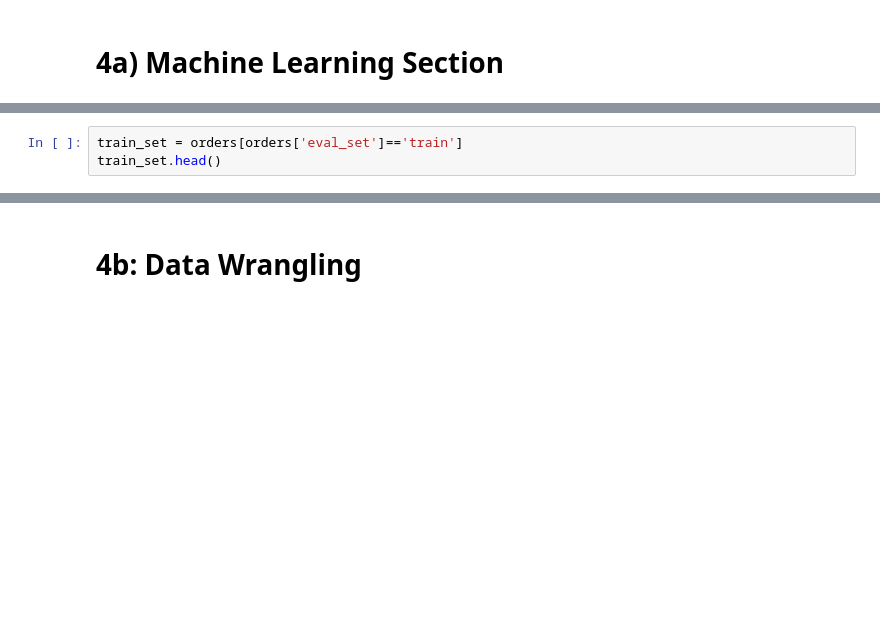
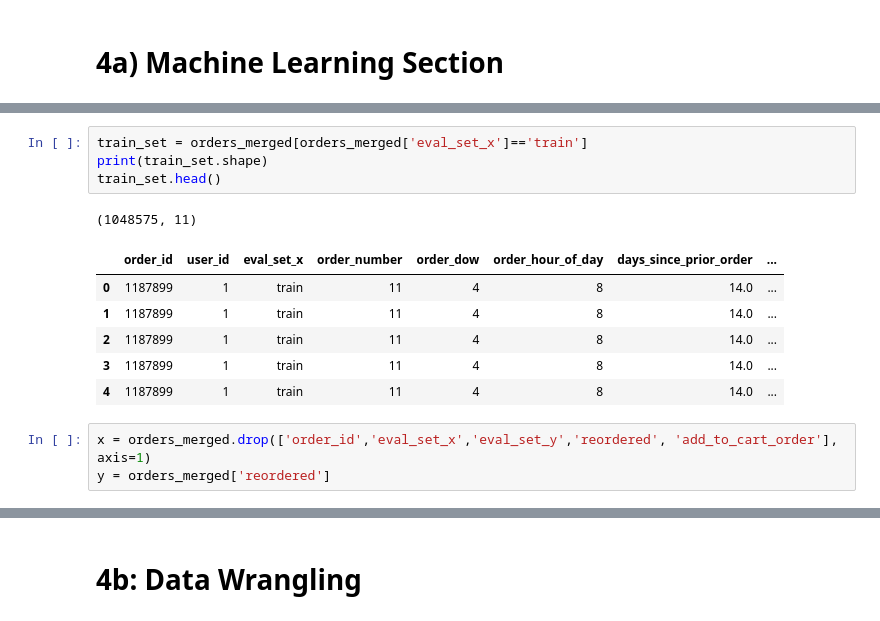
Before and after one commit to gary93039/Springboard, a Jupyter notebook: Instacart EDA.ipynb, the cells around one changed output, grey strips where cells are left out. Saved outputs shown, nothing was run; the diff lists cells and outputs as text; blank space fills up the shorter version.

```diff
--- a/Instacart EDA.ipynb
+++ b/Instacart EDA.ipynb
@@ -425,3 +548,15 @@ xt = plt.xticks(rotation='vertical')
 # %%
-train_set = orders[orders['eval_set']=='train']
+train_set = orders_merged[orders_merged['eval_set_x']=='train']
+print(train_set.shape)
 train_set.head()
+# %% [output]
+(1048575, 11)
+|  | order_id | user_id | eval_set_x | order_number | order_dow | order_hour_of_day | days_since_prior_order | ... |
+| 0 | 1187899 | 1 | train | 11 | 4 | 8 | 14.0 | ... |
+| 1 | 1187899 | 1 | train | 11 | 4 | 8 | 14.0 | ... |
+| 2 | 1187899 | 1 | train | 11 | 4 | 8 | 14.0 | ... |
+| 3 | 1187899 | 1 | train | 11 | 4 | 8 | 14.0 | ... |
+| 4 | 1187899 | 1 | train | 11 | 4 | 8 | 14.0 | ... |
+# %%
+x = orders_merged.drop(['order_id','eval_set_x','eval_set_y','reordered', 'add_to_cart_order'], axis=1)
+y = orders_merged['reordered']
```
Also changed, not shown: parts of 33 cells of this notebook.
